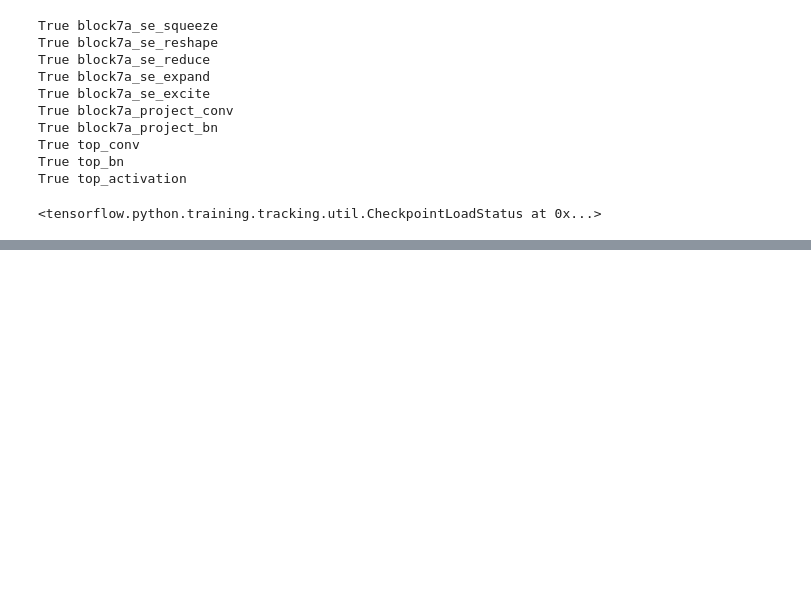
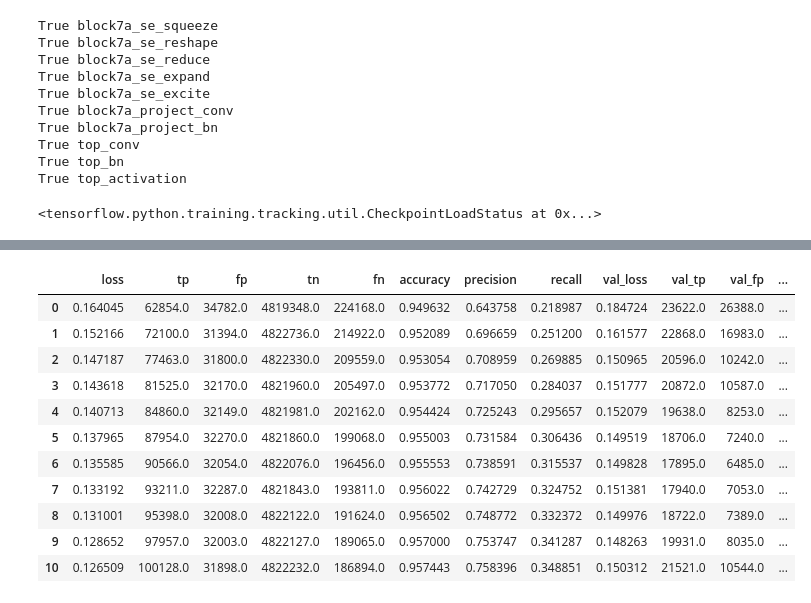
Before and after one commit to melihkacaman/SimilarProducts, a Jupyter notebook: notebooks/07 Model Building In Shop Attribute Prediction.ipynb, the cells around one changed output, grey strips where cells are left out. Cells and saved outputs as stored; diff of their text form; code cells hidden in the pictures; blank space fills up the shorter version.

```diff
--- a/notebooks/07 Model Building In Shop Attribute Prediction.ipynb
+++ b/notebooks/07 Model Building In Shop Attribute Prediction.ipynb
@@ -460,3 +510,38 @@ optimizers_and_layers = [
 # %%
 import tensorflow_addons as tfa
 optimizer = tfa.optimizers.MultiOptimizer(optimizers_and_layers)
+# %%
+model_2_fine_multi_optimizer = clone_model(model_2)
+model_2_fine_multi_optimizer.set_weights(model_2.get_weights())
+ef_net_for_fine = model_2_fine_multi_optimizer.layers[1]
+
+
+ef_net_for_fine.trainable = True
+for layer in ef_net_for_fine.layers[:-20]:
+    layer.trainable = False
+
+METRICS = [
+      keras.metrics.TruePositives(name='tp'),
+      keras.metrics.FalsePositives(name='fp'),
+      keras.metrics.TrueNegatives(name='tn'),
+      keras.metrics.FalseNegatives(name='fn'),
+      keras.metrics.BinaryAccuracy(name='accuracy'),
+      keras.metrics.Precision(name='precision'),
+      keras.metrics.Recall(name='recall')
+]
+
+model_2_fine_multi_optimizer.compile(optimizer=optimizer,
+                    loss=keras.losses.BinaryCrossentropy(),
+                    metrics=METRICS)
+
+checkpoint_path = "checkpoints/in-shop_ds_model2_fine_tune_STEP3/checkpoint_Efficient_multi_optimizer.ckpt"
+checkpoint_callback = tf.keras.callbacks.ModelCheckpoint(filepath=checkpoint_path,
+                                                         save_weights_only=True,
+                                                         save_best_only=False,
+                                                         verbose=1)
+
+history_model_2_fine_multi_optimizer = model_2_fine_multi_optimizer.fit(ds_train_batched,
+        validation_data =ds_test_batched,
+        epochs=20,
+        initial_epoch=history_model_2.epoch[-1], # start from previous last epoch
+        callbacks=[early_stopping, checkpoint_callback])
@@ -462,0 +566,15 @@ optimizer = tfa.optimizers.MultiOptimizer(optimizers_and_layers)
+# %%
+pd.DataFrame(history_model_2_fine_multi_optimizer.history)
+# %% [output]
+|  | loss | tp | fp | tn | fn | accuracy | precision | recall | val_loss | val_tp | val_fp | ... |
+| 0 | 0.164045 | 62854.0 | 34782.0 | 4819348.0 | 224168.0 | 0.949632 | 0.643758 | 0.218987 | 0.184724 | 23622.0 | 26388.0 | ... |
+| 1 | 0.152166 | 72100.0 | 31394.0 | 4822736.0 | 214922.0 | 0.952089 | 0.696659 | 0.251200 | 0.161577 | 22868.0 | 16983.0 | ... |
+| 2 | 0.147187 | 77463.0 | 31800.0 | 4822330.0 | 209559.0 | 0.953054 | 0.708959 | 0.269885 | 0.150965 | 20596.0 | 10242.0 | ... |
+| 3 | 0.143618 | 81525.0 | 32170.0 | 4821960.0 | 205497.0 | 0.953772 | 0.717050 | 0.284037 | 0.151777 | 20872.0 | 10587.0 | ... |
+| 4 | 0.140713 | 84860.0 | 32149.0 | 4821981.0 | 202162.0 | 0.954424 | 0.725243 | 0.295657 | 0.152079 | 19638.0 | 8253.0 | ... |
+| 5 | 0.137965 | 87954.0 | 32270.0 | 4821860.0 | 199068.0 | 0.955003 | 0.731584 | 0.306436 | 0.149519 | 18706.0 | 7240.0 | ... |
+| 6 | 0.135585 | 90566.0 | 32054.0 | 4822076.0 | 196456.0 | 0.955553 | 0.738591 | 0.315537 | 0.149828 | 17895.0 | 6485.0 | ... |
+| 7 | 0.133192 | 93211.0 | 32287.0 | 4821843.0 | 193811.0 | 0.956022 | 0.742729 | 0.324752 | 0.151381 | 17940.0 | 7053.0 | ... |
+| 8 | 0.131001 | 95398.0 | 32008.0 | 4822122.0 | 191624.0 | 0.956502 | 0.748772 | 0.332372 | 0.149976 | 18722.0 | 7389.0 | ... |
+| 9 | 0.128652 | 97957.0 | 32003.0 | 4822127.0 | 189065.0 | 0.957000 | 0.753747 | 0.341287 | 0.148263 | 19931.0 | 8035.0 | ... |
+| 10 | 0.126509 | 100128.0 | 31898.0 | 4822232.0 | 186894.0 | 0.957443 | 0.758396 | 0.348851 | 0.150312 | 21521.0 | 10544.0 | ... |
```
Also changed, not shown: parts of 33 cells of this notebook, 6 other files.
